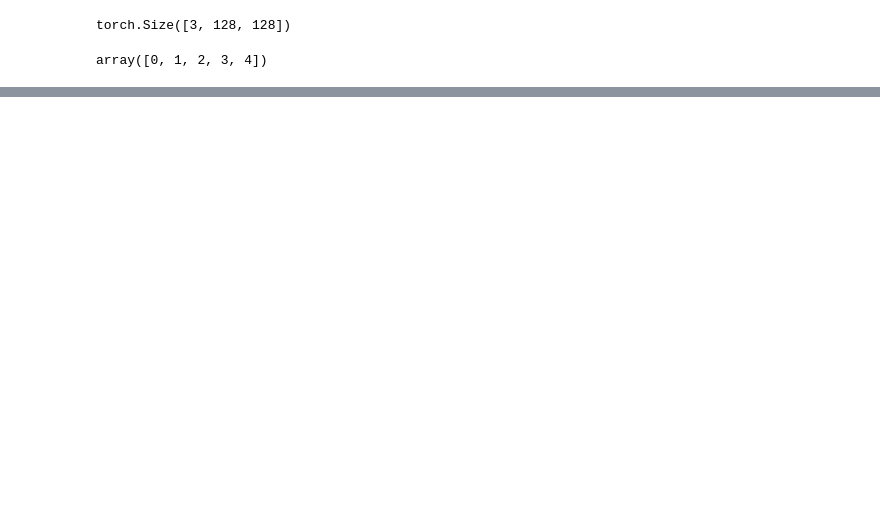
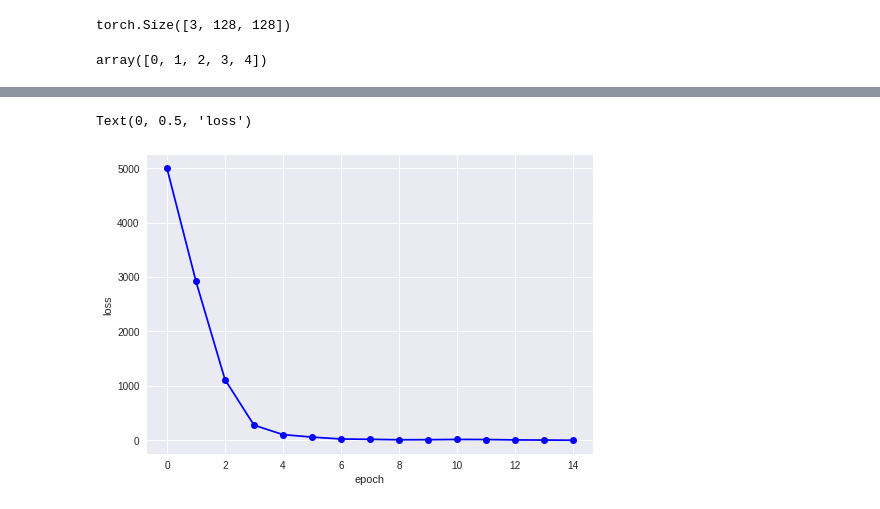
Before and after one commit to SabtheCrab/CS-175-Final-Project, a Jupyter notebook: CS175_project.ipynb, the cells around one changed output, grey strips where cells are left out. Cells and saved outputs as stored; diff of their text form; code cells hidden in the pictures; blank space fills up the shorter version.

```diff
--- a/CS175_project.ipynb
+++ b/CS175_project.ipynb
@@ -261,9 +265,9 @@ print(test_index.size)
 # %%
 data_train = copy.deepcopy(train_dataset)
-data_train.image_list = [train_dataset.image_list[i] for i in train_index]
+data_train.image_list = [train_dataset.image_list[i] for i in train_cut_index]
 
 data_test = copy.deepcopy(train_dataset)
-data_test.image_list = [train_dataset.image_list[i] for i in test_index]
+data_test.image_list = [train_dataset.image_list[i] for i in test_cut_index]
 
 gen_train = DataLoader(data_train,batch_size=16, shuffle=True)
 gen_test = DataLoader(data_test,batch_size=16, shuffle=True)
@@ -321 +330,3 @@ optimizer = torch.optim.Adam(model.parameters(), lr=learning_rate)
+# %%
+optimizer = torch.optim.Adam(model.parameters(), lr=1e-3)
 # %%
@@ -350,0 +434,31 @@ for e in range(epochs):
+# %%
+epochs = 15
+epoch = []
+loss_list = []
+# training_data = full_train_generator
+training_data = gen_train
+
+image_count = len(training_data)
+progress_printer = 25
+
+for e in range(epochs):
+    running_loss, i = 0, 0
+
+    for image, label in training_data:
+        label = label_to_id(label)
+        image, label = image.to(device), label.to(device)
+        i +=1
+        if i % progress_printer == 0:
+            print('{:.0f}% complete'.format(i/image_count*100))
+        log_ps = model(image)
+        loss = criterion(log_ps, label)
+
+        optimizer.zero_grad()
+        loss.backward()
+        optimizer.step()
+
+        running_loss += loss.item()
+
+    print('epoch {}: loss: {}'.format(e,running_loss))
+    epoch.append(e)
+    loss_list.append(running_loss)
@@ -350,0 +483,8 @@ for e in range(epochs):
+# %%
+plt.figure()
+plt.plot(epoch,loss_list,'-ob')
+plt.xlabel('epoch')
+plt.ylabel('loss')
+# %% [output]
+Text(0, 0.5, 'loss')
+[figure, added]
```
Also changed, not shown: parts of 27 cells of this notebook.
